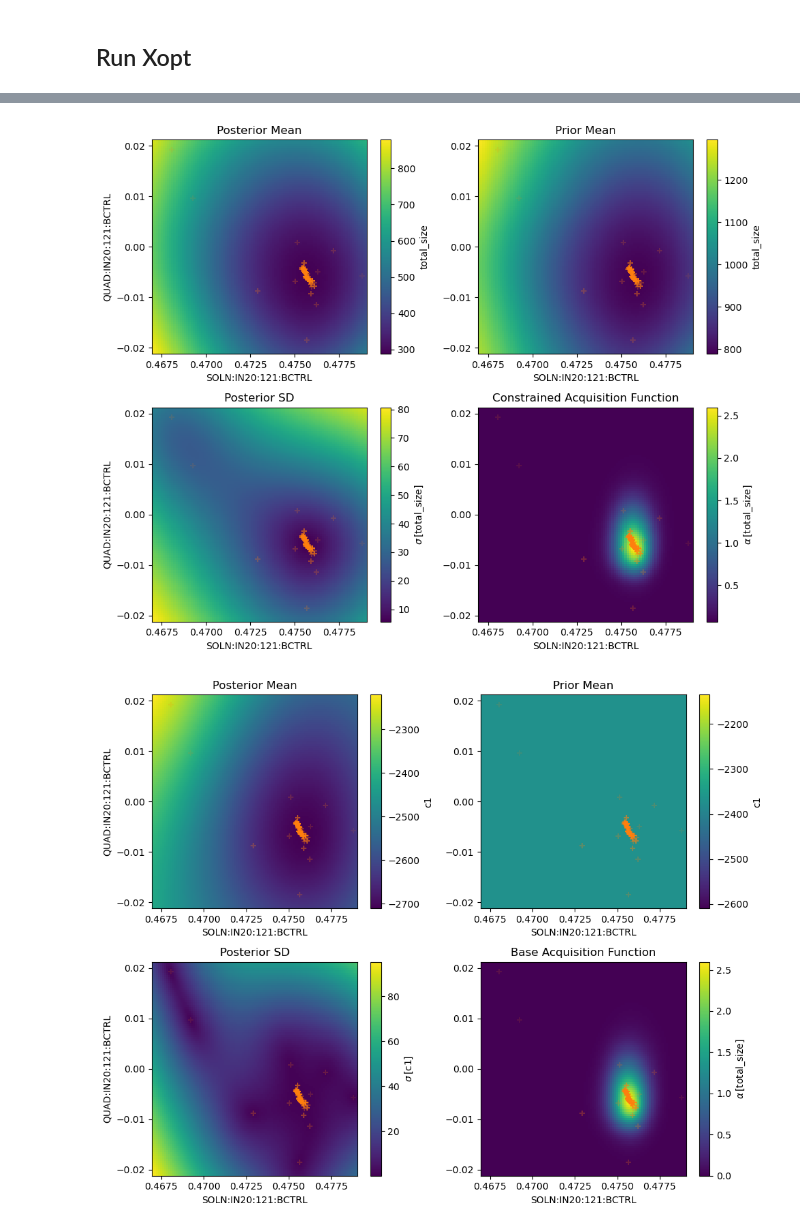
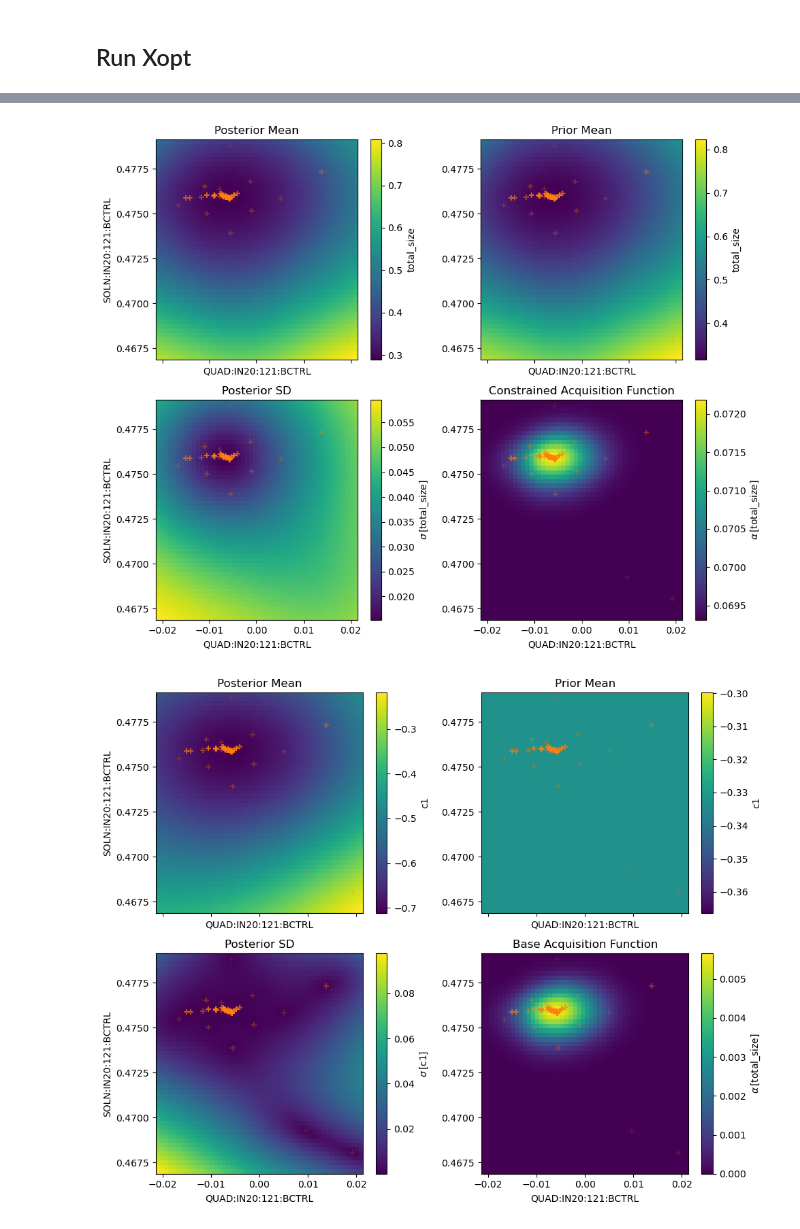
Before and after one commit to t-bz/SLAC_Xopt, a Jupyter notebook: lcls/nn_prior/offline_test_nn_optimization_2d.ipynb, the cells around one changed output, grey strips where cells are left out. Cells and saved outputs as stored; diff of their text form; code cells hidden in the pictures.

```diff
--- a/lcls/nn_prior/offline_test_nn_optimization_2d.ipynb
+++ b/lcls/nn_prior/offline_test_nn_optimization_2d.ipynb
@@ -118,7 +128,7 @@ class PriorMean(torch.nn.Module):
 def get_model_predictions(input_dict, generator = None):
     output_dict = {}
     for output_name in generator.vocs.output_names:
-        if generator is not None and generator.data is not None and not generator.data.empty:
+        if generator is not None and generator.model is not None:
             gp = generator.model.models[generator.vocs.output_names.index(output_name)]
             x = torch.tensor([input_dict[k] for k in generator.vocs.variable_names], dtype=torch.double).unsqueeze(0)
             with torch.no_grad():
@@ -143,7 +153,7 @@ def evaluate(input_dict, generator = None):
     output_dict = {vocs.objective_names[0]: sigma_xy.detach().item()}
 
     # dummy constraint
-    output_dict["c1"] = output_dict[vocs.objective_names[0]] - 3e3
+    output_dict["c1"] = output_dict[vocs.objective_names[0]] - 1.0
 
     # GP model predictions
     model_predictions = get_model_predictions(input_dict, generator)
@@ -168,16 +178,11 @@ observables: []
 # %% [markdown]
 ## Run Xopt
 # %%
-from xopt import Xopt, VOCS
-from xopt.evaluator import Evaluator
-from xopt.numerical_optimizer import LBFGSOptimizer
-from xopt.generators import ExpectedImprovementGenerator
-from xopt.generators.bayesian.models.standard import StandardModelConstructor
-
 # remember to set use low noise prior to false!!!
 model_constructor = StandardModelConstructor(
     use_low_noise_prior=False,
-    mean_modules={"total_size": PriorMean(objective_model)},
+    mean_modules={"total_size": custom_mean},
+    trainable_mean_keys=["total_size"],
 )
 generator = ExpectedImprovementGenerator(
     vocs=vocs,
@@ -197,5 +203,6 @@ X.random_evaluate(3, seed=0)
 # %%
 %%time
-for i in range(50):
+n_step = 50
+for i in range(n_step):
     X.step()
 # %% [output]
@@ -214,26 +266,12 @@ X.data[["c1" + k for k in ["", "_prior_mean", "_posterior_mean", "_posterior_sd"
 # %%
-fig, ax = plot_model_in_2d(
-    X=X,
-    output_name="total_size",  # should also work for constraints
-    variable_names=["SOLN:IN20:121:BCTRL", "QUAD:IN20:121:BCTRL"],  # provides option to view 2D slices at higher dimensions
-    constrained_acqf=True,  # display the constrained or basic acquisition function
-    n_grid=100,  # number of grid points per dimension
-    figsize=(10,8),
-    show_samples=True,
-    fading_samples=True,  # older samples are more transparent
-)
+fig, ax = display_model(X)
 # %% [output]
-[figure, old version]
+[figure, new version]
 # %%
-fig, ax = plot_model_in_2d(
+fig, ax = display_model(
     X=X,
-    output_name="c1",  # should also work for constraints
-    variable_names=["SOLN:IN20:121:BCTRL", "QUAD:IN20:121:BCTRL"],  # provides option to view 2D slices at higher dimensions
-    constrained_acqf=False,  # display the constrained or basic acquisition function
-    n_grid=100,  # number of grid points per dimension
-    figsize=(10,8),
-    show_samples=True,
-    fading_samples=True,  # older samples are more transparent
+    output_name="c1",
+    constrained_acqf=False,
 )
 # %% [output]
-[figure, old version]
+[figure, new version]
```
Also changed, not shown: parts of 16 cells of this notebook, 2 other files.
